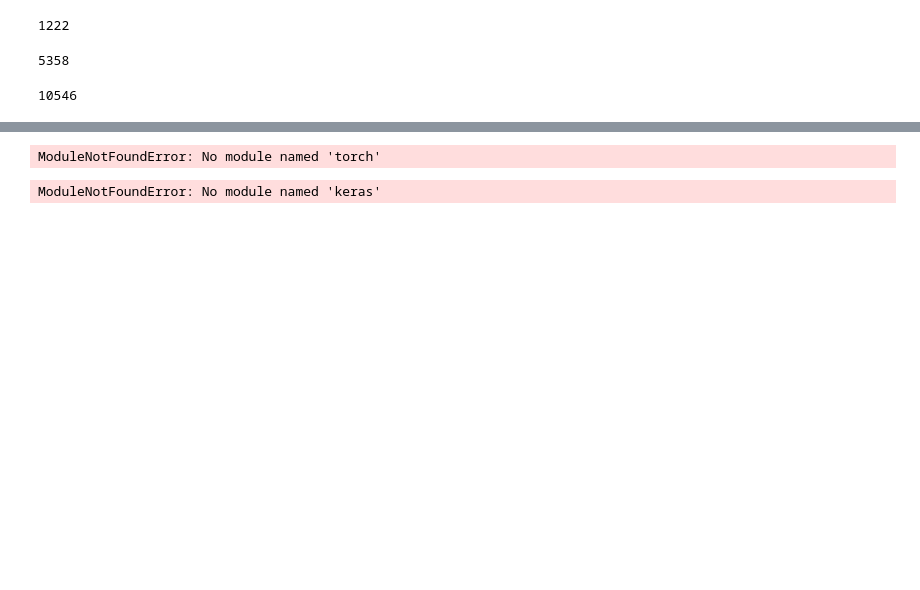
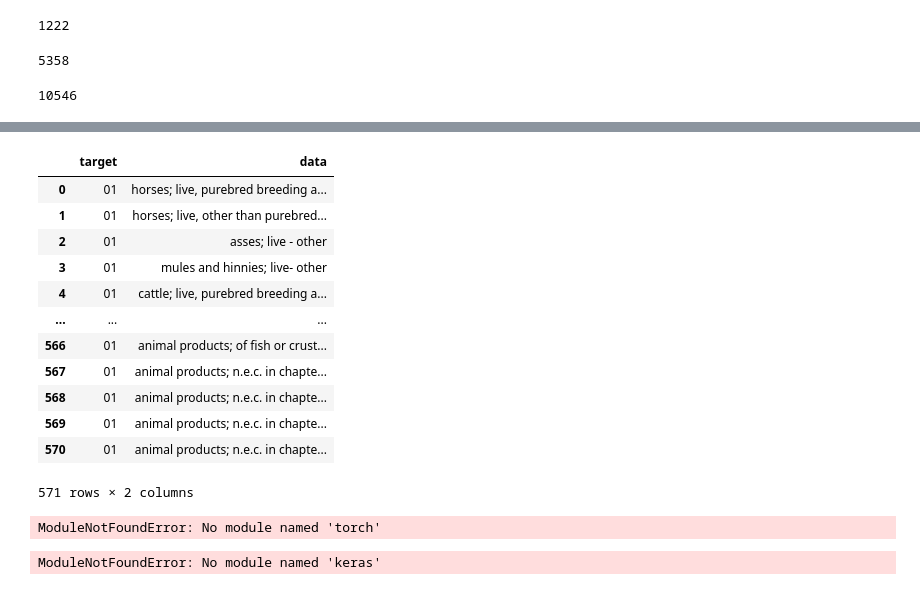
Before and after one commit to dragon-library/work_space, a Jupyter notebook: HS_Code/Lab/manage_data.ipynb, the cells around one changed output, grey strips where cells are left out. Saved outputs shown, nothing was run; the diff lists cells and outputs as text; code cells hidden in the pictures; blank space fills up the shorter version.

```diff
--- a/HS_Code/Lab/manage_data.ipynb
+++ b/HS_Code/Lab/manage_data.ipynb
@@ -188,3 +196,19 @@ df
+# %%
+df[df['target'] =='01']
+# %% [output]
+|  | target | data |
+| 0 | 01 | horses; live, purebred breeding a... |
+| 1 | 01 | horses; live, other than purebred... |
+| 2 | 01 | asses; live - other |
+| 3 | 01 | mules and hinnies; live- other |
+| 4 | 01 | cattle; live, purebred breeding a... |
+| ... | ... | ... |
+| 566 | 01 | animal products; of fish or crust... |
+| 567 | 01 | animal products; n.e.c. in chapte... |
+| 568 | 01 | animal products; n.e.c. in chapte... |
+| 569 | 01 | animal products; n.e.c. in chapte... |
+| 570 | 01 | animal products; n.e.c. in chapte... |
+571 rows × 2 columns
 # %%
 import math
 import torch
```
Also changed, not shown: parts of 7 cells of this notebook, 6 other files.
